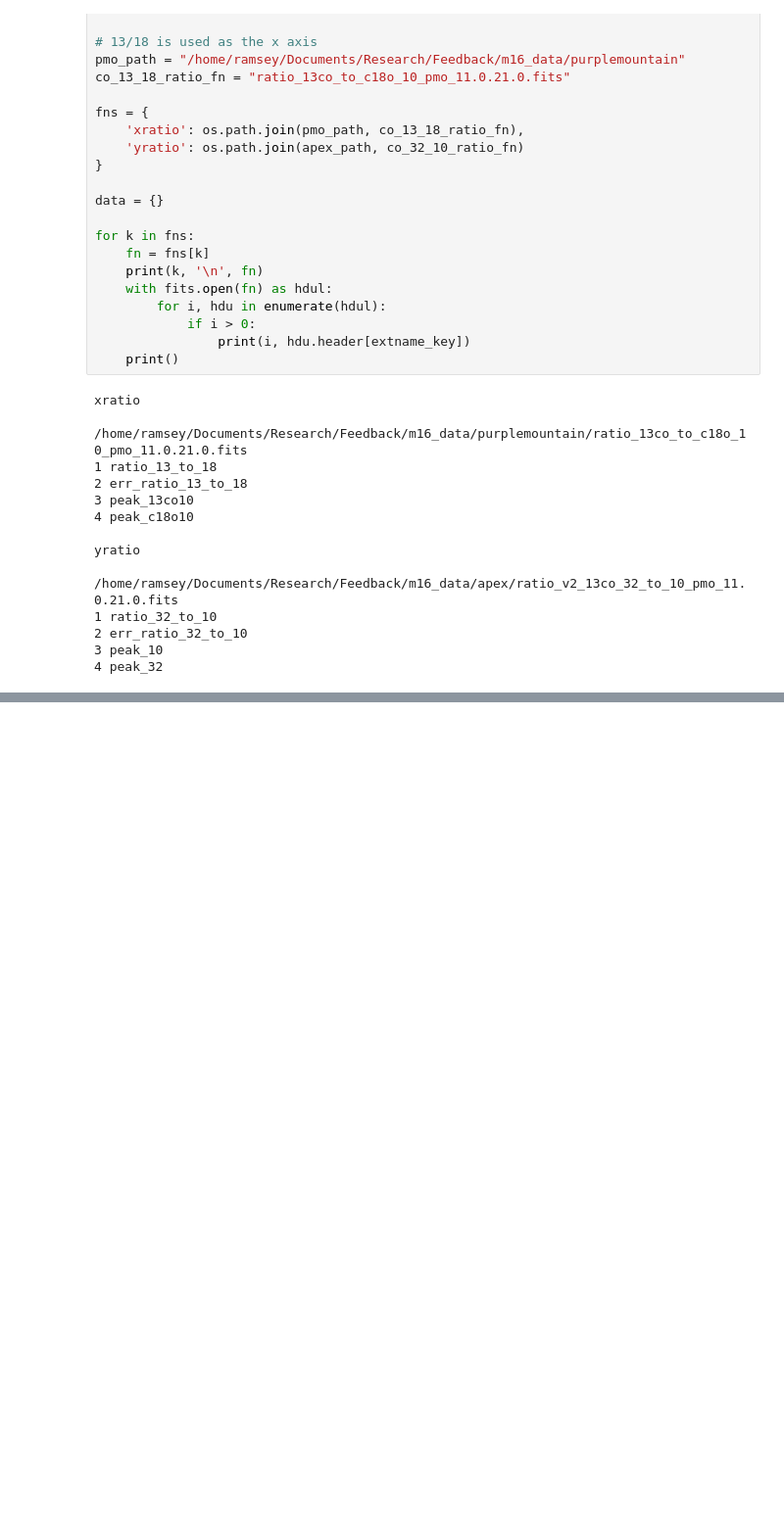
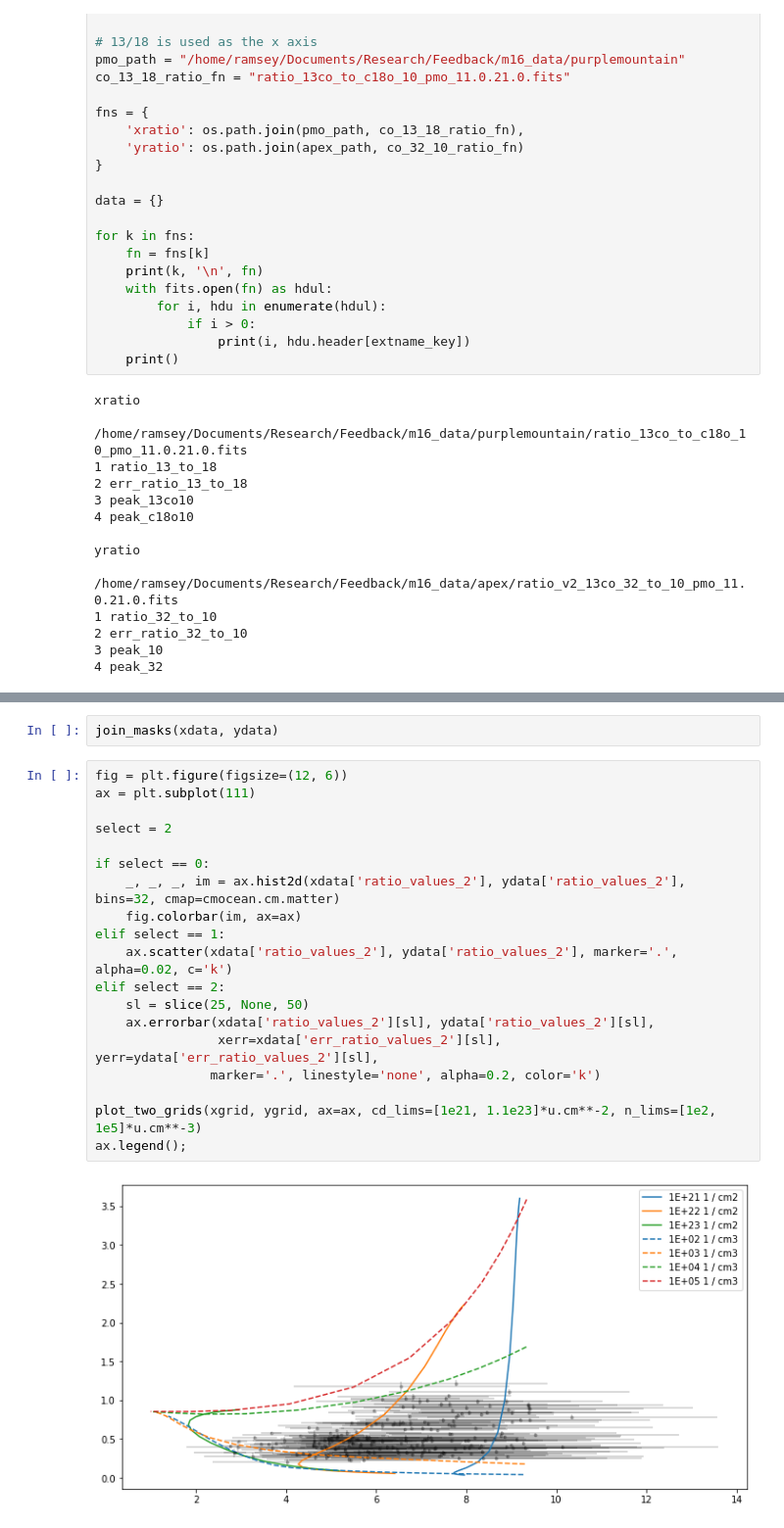
Before and after one commit to ramseykarim/feedback, a Jupyter notebook: co_radex_grid_plots.ipynb, the cells around one changed output, grey strips where cells are left out. Shown: that part at 98% size. Cells and saved outputs as stored; diff of their text form; blank space fills up the shorter version.

```diff
--- a/co_radex_grid_plots.ipynb
+++ b/co_radex_grid_plots.ipynb
@@ -322,0 +392,23 @@ plt.hist(yratio_masked, bins=20)
+# %%
+join_masks(xdata, ydata)
+# %%
+fig = plt.figure(figsize=(12, 6))
+ax = plt.subplot(111)
+
+select = 2
+
+if select == 0:
+    _, _, _, im = ax.hist2d(xdata['ratio_values_2'], ydata['ratio_values_2'], bins=32, cmap=cmocean.cm.matter)
+    fig.colorbar(im, ax=ax)
+elif select == 1:
+    ax.scatter(xdata['ratio_values_2'], ydata['ratio_values_2'], marker='.', alpha=0.02, c='k')
+elif select == 2:
+    sl = slice(25, None, 50)
+    ax.errorbar(xdata['ratio_values_2'][sl], ydata['ratio_values_2'][sl],
+                xerr=xdata['err_ratio_values_2'][sl], yerr=ydata['err_ratio_values_2'][sl],
+               marker='.', linestyle='none', alpha=0.2, color='k')
+
+plot_two_grids(xgrid, ygrid, ax=ax, cd_lims=[1e21, 1.1e23]*u.cm**-2, n_lims=[1e2, 1e5]*u.cm**-3)
+ax.legend();
+# %% [output]
+[figure, added]
```
Also changed, not shown: parts of 18 cells of this notebook, 1 other file.
